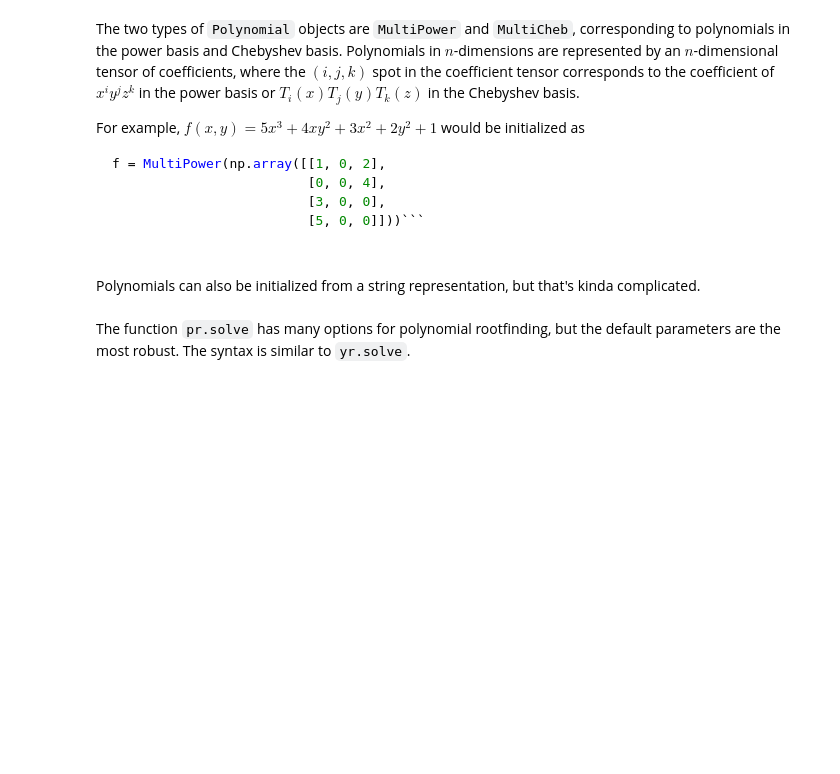
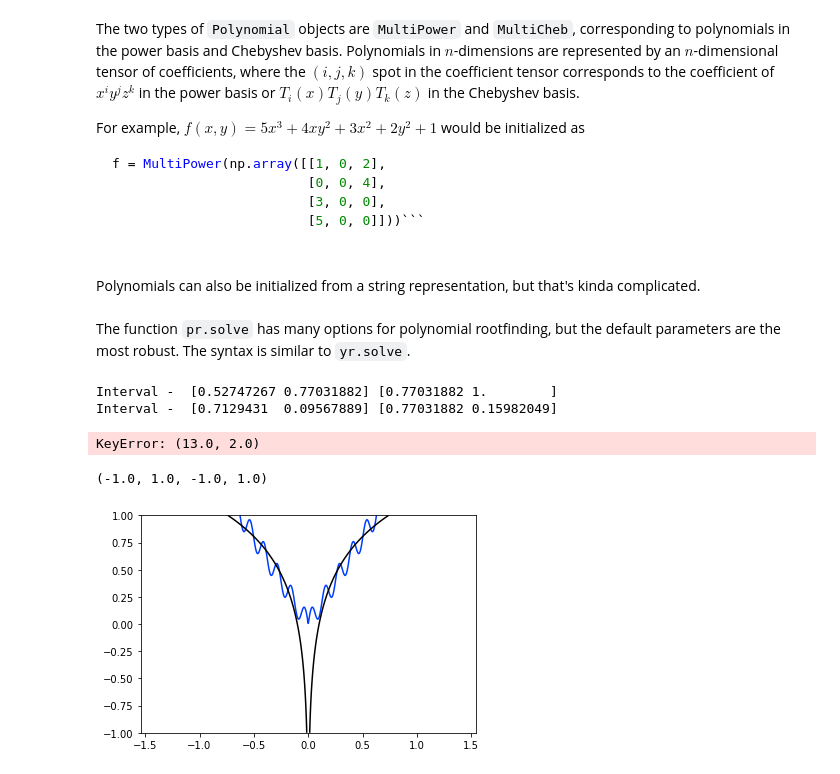
Before and after one commit to tylerjarvis/RootFinding, a Jupyter notebook: DemoNotebook.ipynb, the cells around one changed output. Drawn from its saved outputs; the diff is of its cells as text; code cells hidden in the pictures; blank space fills up the shorter version.

```diff
--- a/DemoNotebook.ipynb
+++ b/DemoNotebook.ipynb
@@ -302,3 +322,30 @@ The function `pr.solve` has many options for polynomial rootfinding, but the def
 # %%
 #TODO CHANGE PR SYNTAX
 pr.solve
+# %%
+#making logo
+def one(x,y):
+    return y-np.abs(np.sin(50*x)/10+1.6*x)
+def two(x,y):
+    return y-.5*np.log(np.abs(10*x))
+# %%
+yr.solve([one,two],-np.ones(2),np.ones(2),plot=True,plot_intervals=True)
+# %% [output]
+Interval -  [0.52747267 0.77031882] [0.77031882 1.        ]
+Interval -  [0.7129431  0.09567889] [0.77031882 0.15982049]
+KeyError: (13.0, 2.0)
+# %%
+funcs = [one,two]
+dim=2
+#print the contours
+contour_colors = ['#003cff','k'] #royal blue and black
+x = np.linspace(-1,1,1000)
+y = np.linspace(-1,1,1000)
+X,Y = np.meshgrid(x,y)
+for i in range(dim):
+    plt.contour(X,Y,funcs[i](X,Y),levels=[0],colors=contour_colors[i])
+plt.axis([-1,1,-1,1])
+plt.axis('equal')
+# %% [output]
+(-1.0, 1.0, -1.0, 1.0)
+[figure, added]
```
Also changed, not shown: parts of 1 cell of this notebook.
